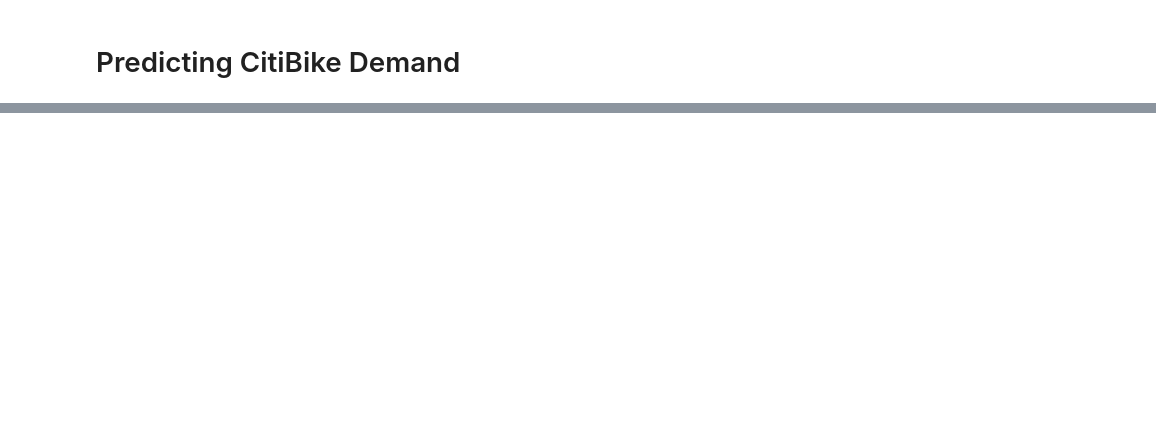
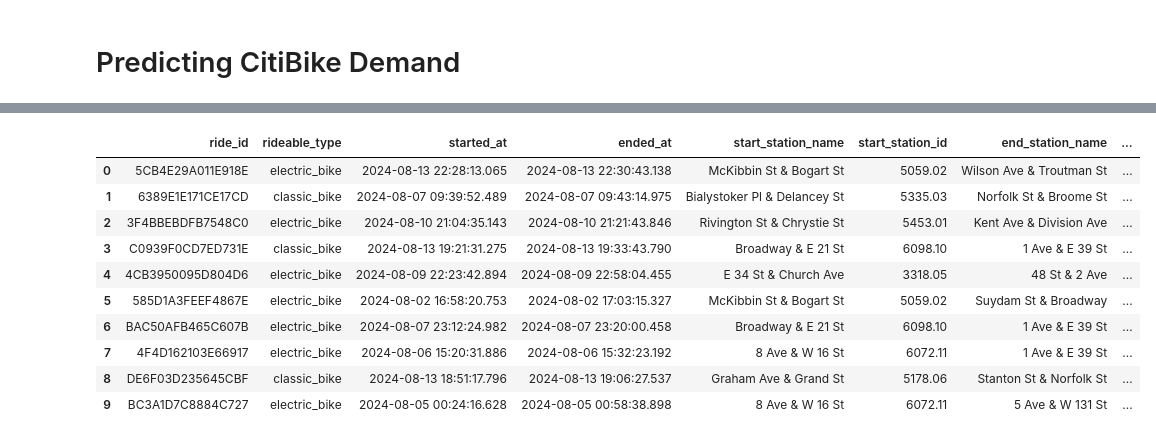
Before and after one commit to michaeltwersky/applied-ml-project, a Jupyter notebook: citibike_demand.ipynb, the cells around one changed output, grey strips where cells are left out. Drawn from its saved outputs; the diff is of its cells as text; code cells hidden in the pictures; blank space fills up the shorter version.

```diff
--- a/citibike_demand.ipynb
+++ b/citibike_demand.ipynb
@@ -30,0 +39,14 @@ df_train.to_csv('data/df_train.csv', index=False)
+# %%
+df_train.head(10)
+# %% [output]
+|  | ride_id | rideable_type | started_at | ended_at | start_station_name | start_station_id | end_station_name | ... |
+| 0 | 5CB4E29A011E918E | electric_bike | 2024-08-13 22:28:13.065 | 2024-08-13 22:30:43.138 | McKibbin St & Bogart St | 5059.02 | Wilson Ave & Troutman St | ... |
+| 1 | 6389E1E171CE17CD | classic_bike | 2024-08-07 09:39:52.489 | 2024-08-07 09:43:14.975 | Bialystoker Pl & Delancey St | 5335.03 | Norfolk St & Broome St | ... |
+| 2 | 3F4BBEBDFB7548C0 | electric_bike | 2024-08-10 21:04:35.143 | 2024-08-10 21:21:43.846 | Rivington St & Chrystie St | 5453.01 | Kent Ave & Division Ave | ... |
+| 3 | C0939F0CD7ED731E | classic_bike | 2024-08-13 19:21:31.275 | 2024-08-13 19:33:43.790 | Broadway & E 21 St | 6098.10 | 1 Ave & E 39 St | ... |
+| 4 | 4CB3950095D804D6 | electric_bike | 2024-08-09 22:23:42.894 | 2024-08-09 22:58:04.455 | E 34 St & Church Ave | 3318.05 | 48 St & 2 Ave | ... |
+| 5 | 585D1A3FEEF4867E | electric_bike | 2024-08-02 16:58:20.753 | 2024-08-02 17:03:15.327 | McKibbin St & Bogart St | 5059.02 | Suydam St & Broadway | ... |
+| 6 | BAC50AFB465C607B | electric_bike | 2024-08-07 23:12:24.982 | 2024-08-07 23:20:00.458 | Broadway & E 21 St | 6098.10 | 1 Ave & E 39 St | ... |
+| 7 | 4F4D162103E66917 | electric_bike | 2024-08-06 15:20:31.886 | 2024-08-06 15:32:23.192 | 8 Ave & W 16 St | 6072.11 | 1 Ave & E 39 St | ... |
+| 8 | DE6F03D235645CBF | classic_bike | 2024-08-13 18:51:17.796 | 2024-08-13 19:06:27.537 | Graham Ave & Grand St | 5178.06 | Stanton St & Norfolk St | ... |
+| 9 | BC3A1D7C8884C727 | electric_bike | 2024-08-05 00:24:16.628 | 2024-08-05 00:58:38.898 | 8 Ave & W 16 St | 6072.11 | 5 Ave & W 131 St | ... |
```
Also changed, not shown: parts of 20 cells of this notebook.
